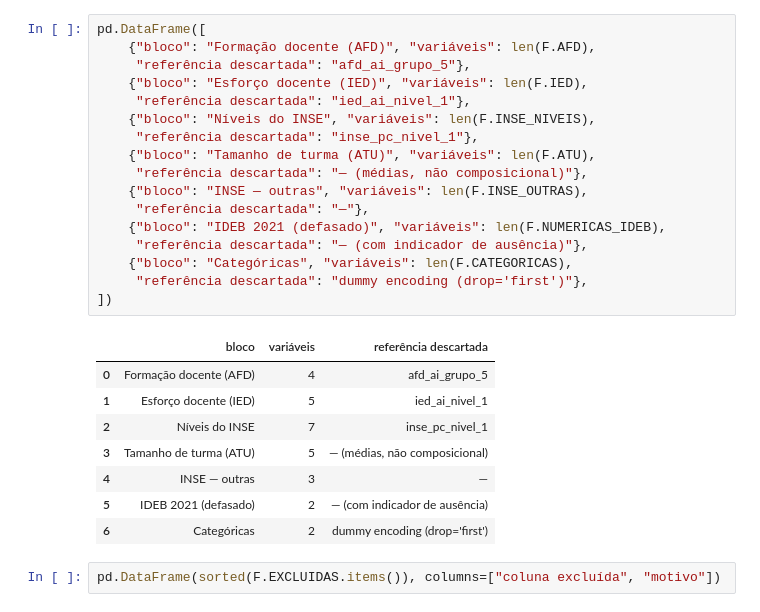
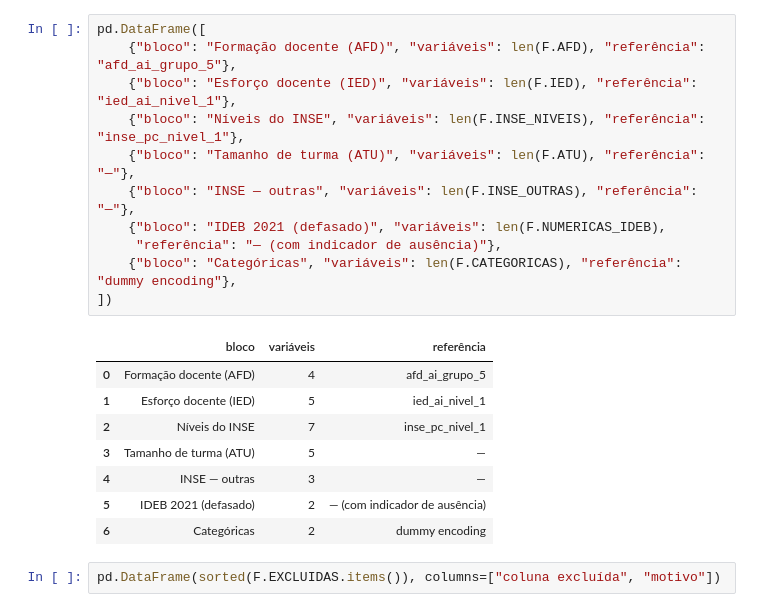
Before and after one commit to damske-h/1IAST-Fase3, a Jupyter notebook: notebooks/03_modelagem.ipynb, the cells around one changed output. Cells and saved outputs as stored; diff of their text form.

```diff
--- a/notebooks/03_modelagem.ipynb
+++ b/notebooks/03_modelagem.ipynb
@@ -149,29 +167,23 @@ terem saído da EDA:
 # %%
 pd.DataFrame([
-    {"bloco": "Formação docente (AFD)", "variáveis": len(F.AFD),
-     "referência descartada": "afd_ai_grupo_5"},
-    {"bloco": "Esforço docente (IED)", "variáveis": len(F.IED),
-     "referência descartada": "ied_ai_nivel_1"},
-    {"bloco": "Níveis do INSE", "variáveis": len(F.INSE_NIVEIS),
-     "referência descartada": "inse_pc_nivel_1"},
-    {"bloco": "Tamanho de turma (ATU)", "variáveis": len(F.ATU),
-     "referência descartada": "— (médias, não composicional)"},
-    {"bloco": "INSE — outras", "variáveis": len(F.INSE_OUTRAS),
-     "referência descartada": "—"},
+    {"bloco": "Formação docente (AFD)", "variáveis": len(F.AFD), "referência": "afd_ai_grupo_5"},
+    {"bloco": "Esforço docente (IED)", "variáveis": len(F.IED), "referência": "ied_ai_nivel_1"},
+    {"bloco": "Níveis do INSE", "variáveis": len(F.INSE_NIVEIS), "referência": "inse_pc_nivel_1"},
+    {"bloco": "Tamanho de turma (ATU)", "variáveis": len(F.ATU), "referência": "—"},
+    {"bloco": "INSE — outras", "variáveis": len(F.INSE_OUTRAS), "referência": "—"},
     {"bloco": "IDEB 2021 (defasado)", "variáveis": len(F.NUMERICAS_IDEB),
-     "referência descartada": "— (com indicador de ausência)"},
-    {"bloco": "Categóricas", "variáveis": len(F.CATEGORICAS),
-     "referência descartada": "dummy encoding (drop='first')"},
+     "referência": "— (com indicador de ausência)"},
+    {"bloco": "Categóricas", "variáveis": len(F.CATEGORICAS), "referência": "dummy encoding"},
 ])
 # %% [output]
-|  | bloco | variáveis | referência descartada |
+|  | bloco | variáveis | referência |
 | 0 | Formação docente (AFD) | 4 | afd_ai_grupo_5 |
 | 1 | Esforço docente (IED) | 5 | ied_ai_nivel_1 |
 | 2 | Níveis do INSE | 7 | inse_pc_nivel_1 |
-| 3 | Tamanho de turma (ATU) | 5 | — (médias, não composicional) |
+| 3 | Tamanho de turma (ATU) | 5 | — |
 | 4 | INSE — outras | 3 | — |
 | 5 | IDEB 2021 (defasado) | 2 | — (com indicador de ausência) |
-| 6 | Categóricas | 2 | dummy encoding (drop='first') |
+| 6 | Categóricas | 2 | dummy encoding |
 # %%
 pd.DataFrame(sorted(F.EXCLUIDAS.items()), columns=["coluna excluída", "motivo"])
 # %% [output]
```
Also changed, not shown: parts of 77 cells of this notebook, 13 other files.
